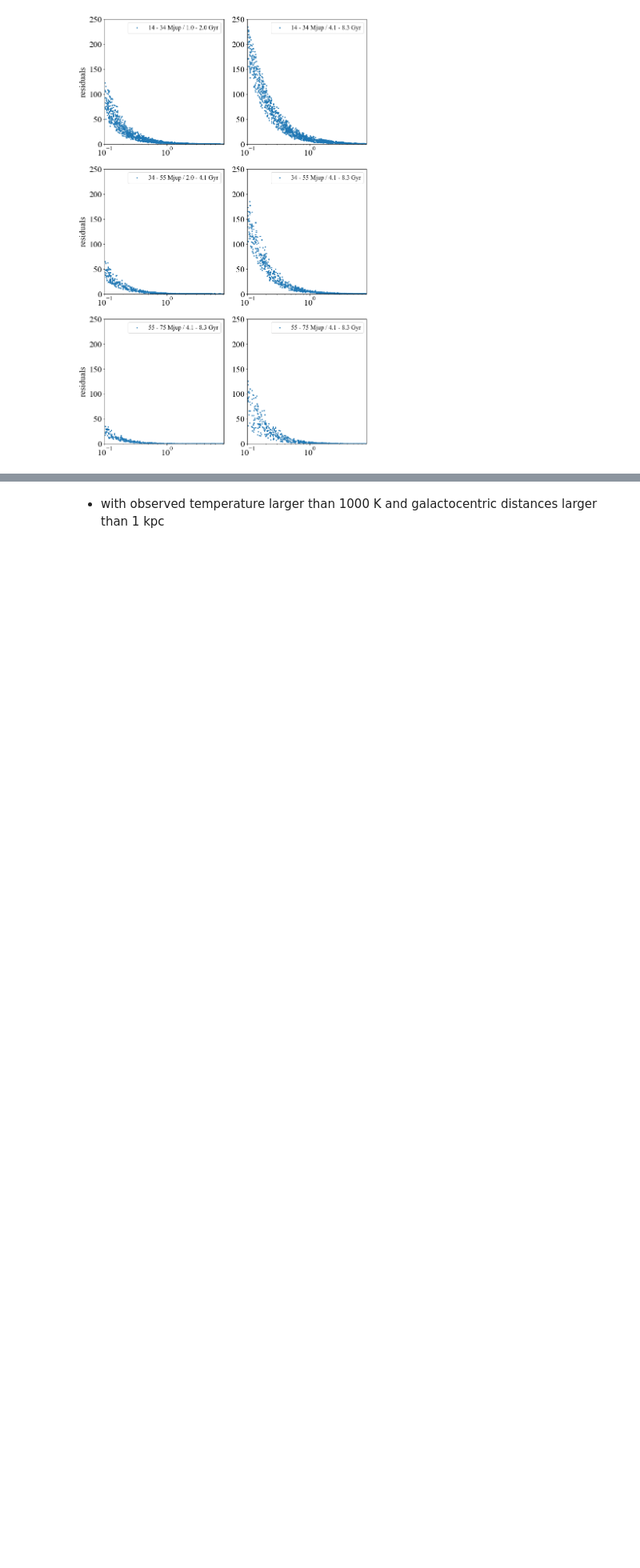
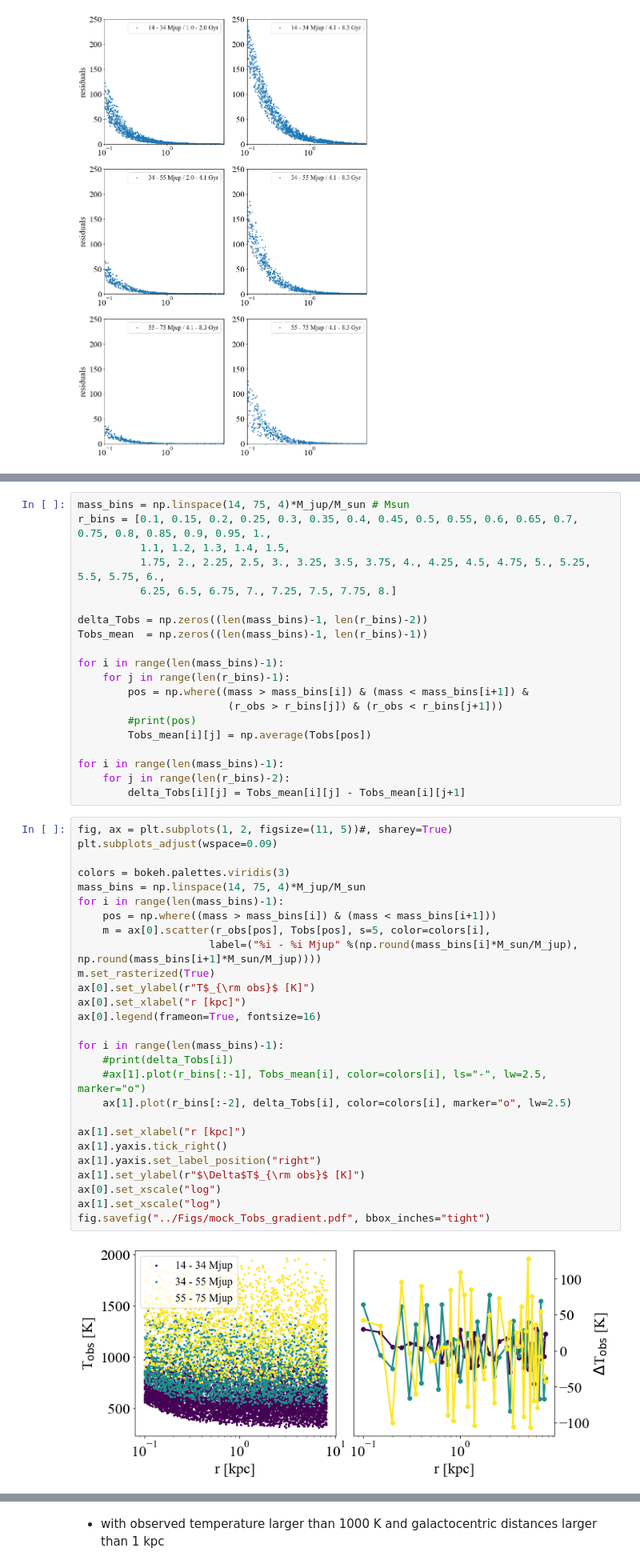
Before and after one commit to SvPoder/exoplanets, a Jupyter notebook: jupyter-notebook/testing.ipynb, the cells around one changed output, grey strips where cells are left out. Shown at 80% size. Drawn from its saved outputs; the diff is of its cells as text; blank space fills up the shorter version.

```diff
--- a/jupyter-notebook/testing.ipynb
+++ b/jupyter-notebook/testing.ipynb
@@ -436,3 +326,52 @@ for i in range(3):
+# %%
+mass_bins = np.linspace(14, 75, 4)*M_jup/M_sun # Msun
+r_bins = [0.1, 0.15, 0.2, 0.25, 0.3, 0.35, 0.4, 0.45, 0.5, 0.55, 0.6, 0.65, 0.7, 0.75, 0.8, 0.85, 0.9, 0.95, 1.,
+          1.1, 1.2, 1.3, 1.4, 1.5,
+          1.75, 2., 2.25, 2.5, 3., 3.25, 3.5, 3.75, 4., 4.25, 4.5, 4.75, 5., 5.25, 5.5, 5.75, 6.,
+          6.25, 6.5, 6.75, 7., 7.25, 7.5, 7.75, 8.]
+
+delta_Tobs = np.zeros((len(mass_bins)-1, len(r_bins)-2))
+Tobs_mean  = np.zeros((len(mass_bins)-1, len(r_bins)-1))
+
+for i in range(len(mass_bins)-1):
+    for j in range(len(r_bins)-1):
+        pos = np.where((mass > mass_bins[i]) & (mass < mass_bins[i+1]) &
+                        (r_obs > r_bins[j]) & (r_obs < r_bins[j+1]))
+        #print(pos)
+        Tobs_mean[i][j] = np.average(Tobs[pos])
+
+for i in range(len(mass_bins)-1):
+    for j in range(len(r_bins)-2):
+        delta_Tobs[i][j] = Tobs_mean[i][j] - Tobs_mean[i][j+1]
+# %%
+fig, ax = plt.subplots(1, 2, figsize=(11, 5))#, sharey=True)
+plt.subplots_adjust(wspace=0.09)
+
+colors = bokeh.palettes.viridis(3)
+mass_bins = np.linspace(14, 75, 4)*M_jup/M_sun
+for i in range(len(mass_bins)-1):
+    pos = np.where((mass > mass_bins[i]) & (mass < mass_bins[i+1]))
+    m = ax[0].scatter(r_obs[pos], Tobs[pos], s=5, color=colors[i],
+                     label=("%i - %i Mjup" %(np.round(mass_bins[i]*M_sun/M_jup), np.round(mass_bins[i+1]*M_sun/M_jup))))
+m.set_rasterized(True)
+ax[0].set_ylabel(r"T$_{\rm obs}$ [K]")
+ax[0].set_xlabel("r [kpc]")
+ax[0].legend(frameon=True, fontsize=16)
+
+for i in range(len(mass_bins)-1):
+    #print(delta_Tobs[i])
+    #ax[1].plot(r_bins[:-1], Tobs_mean[i], color=colors[i], ls="-", lw=2.5, marker="o")
+    ax[1].plot(r_bins[:-2], delta_Tobs[i], color=colors[i], marker="o", lw=2.5)
+
+ax[1].set_xlabel("r [kpc]")
+ax[1].yaxis.tick_right()
+ax[1].yaxis.set_label_position("right")
+ax[1].set_ylabel(r"$\Delta$T$_{\rm obs}$ [K]")
+ax[0].set_xscale("log")
+ax[1].set_xscale("log")
+fig.savefig("../Figs/mock_Tobs_gradient.pdf", bbox_inches="tight")
+# %% [output]
+[figure, added]
 # %% [markdown]
 ### Cut observations
 
```
Also changed, not shown: parts of 13 cells of this notebook, 1 other file.
